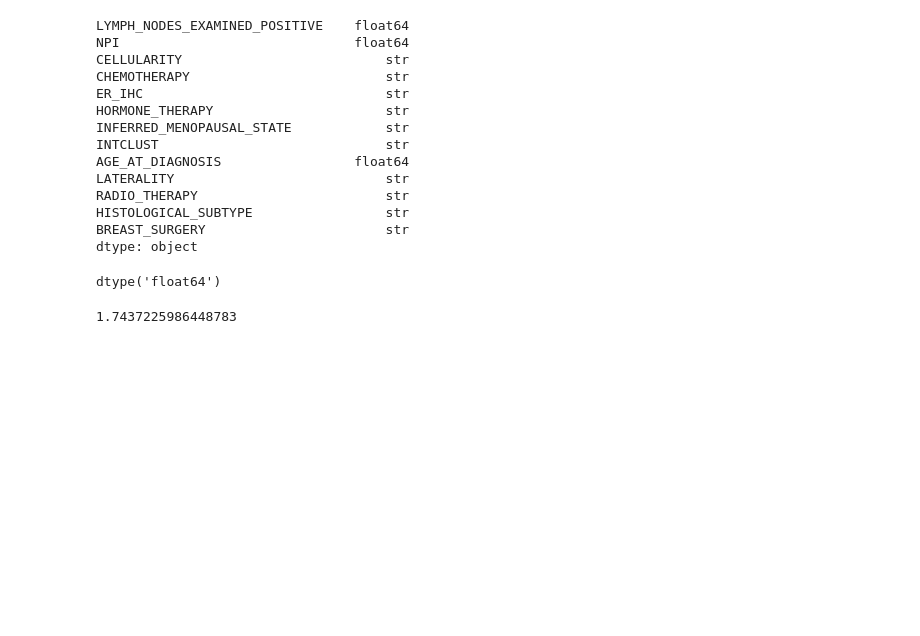
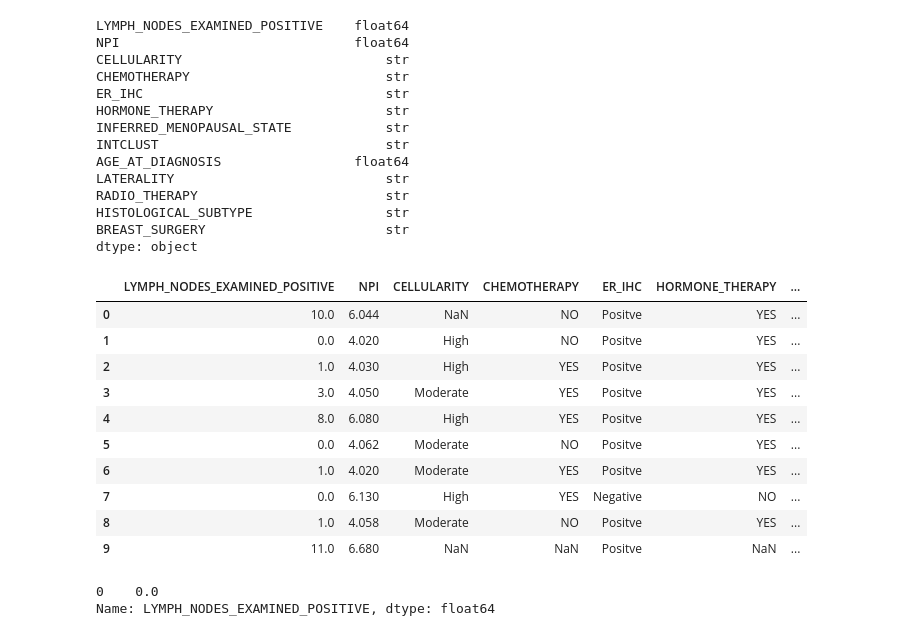
Before and after one commit to VJ1130/ClinSTRAT, a Jupyter notebook: 01_data_preprocessing.ipynb, the cells around one changed output. Drawn from its saved outputs; the diff is of its cells as text; code cells hidden in the pictures; blank space fills up the shorter version.

```diff
--- a/01_data_preprocessing.ipynb
+++ b/01_data_preprocessing.ipynb
@@ -169,13 +169,24 @@ dtype: object
 # %%
 # Cleaning the feature matrix (x) without dropping any columns, using
 # impute[] = method is used to fill in missing values in the feature matrix by replacing them with the mean value of the respective column.
 X['LYMPH_NODES_EXAMINED_POSITIVE'].dtype
-#X['LYMPH_NODES_EXAMINED_POSITIVE'] = X['LYMPH_NODES_EXAMINED_POSITIVE'].fillna(X['LYMPH_NODES_EXAMINED_POSITIVE'].median())
-#display(X.head(n=10))
+X['LYMPH_NODES_EXAMINED_POSITIVE'] = X['LYMPH_NODES_EXAMINED_POSITIVE'].fillna(X['LYMPH_NODES_EXAMINED_POSITIVE'].median())
+display(X.head(n=10))
 # %% [output]
-dtype('float64')
+|  | LYMPH_NODES_EXAMINED_POSITIVE | NPI | CELLULARITY | CHEMOTHERAPY | ER_IHC | HORMONE_THERAPY | ... |
+| 0 | 10.0 | 6.044 | NaN | NO | Positve | YES | ... |
+| 1 | 0.0 | 4.020 | High | NO | Positve | YES | ... |
+| 2 | 1.0 | 4.030 | High | YES | Positve | YES | ... |
+| 3 | 3.0 | 4.050 | Moderate | YES | Positve | YES | ... |
+| 4 | 8.0 | 6.080 | High | YES | Positve | YES | ... |
+| 5 | 0.0 | 4.062 | Moderate | NO | Positve | YES | ... |
+| 6 | 1.0 | 4.020 | Moderate | YES | Positve | YES | ... |
+| 7 | 0.0 | 6.130 | High | YES | Negative | NO | ... |
+| 8 | 1.0 | 4.058 | Moderate | NO | Positve | YES | ... |
+| 9 | 11.0 | 6.680 | NaN | NaN | Positve | NaN | ... |
 # %%
-mean_value = X['LYMPH_NODES_EXAMINED_POSITIVE'].mean()
-print(mean_value)
+mode_value = X['LYMPH_NODES_EXAMINED_POSITIVE'].mode()
+print(mode_value)
 # %% [output]
-1.7437225986448783
+0    0.0
+Name: LYMPH_NODES_EXAMINED_POSITIVE, dtype: float64
```
Also changed, not shown: parts of 4 cells of this notebook.
